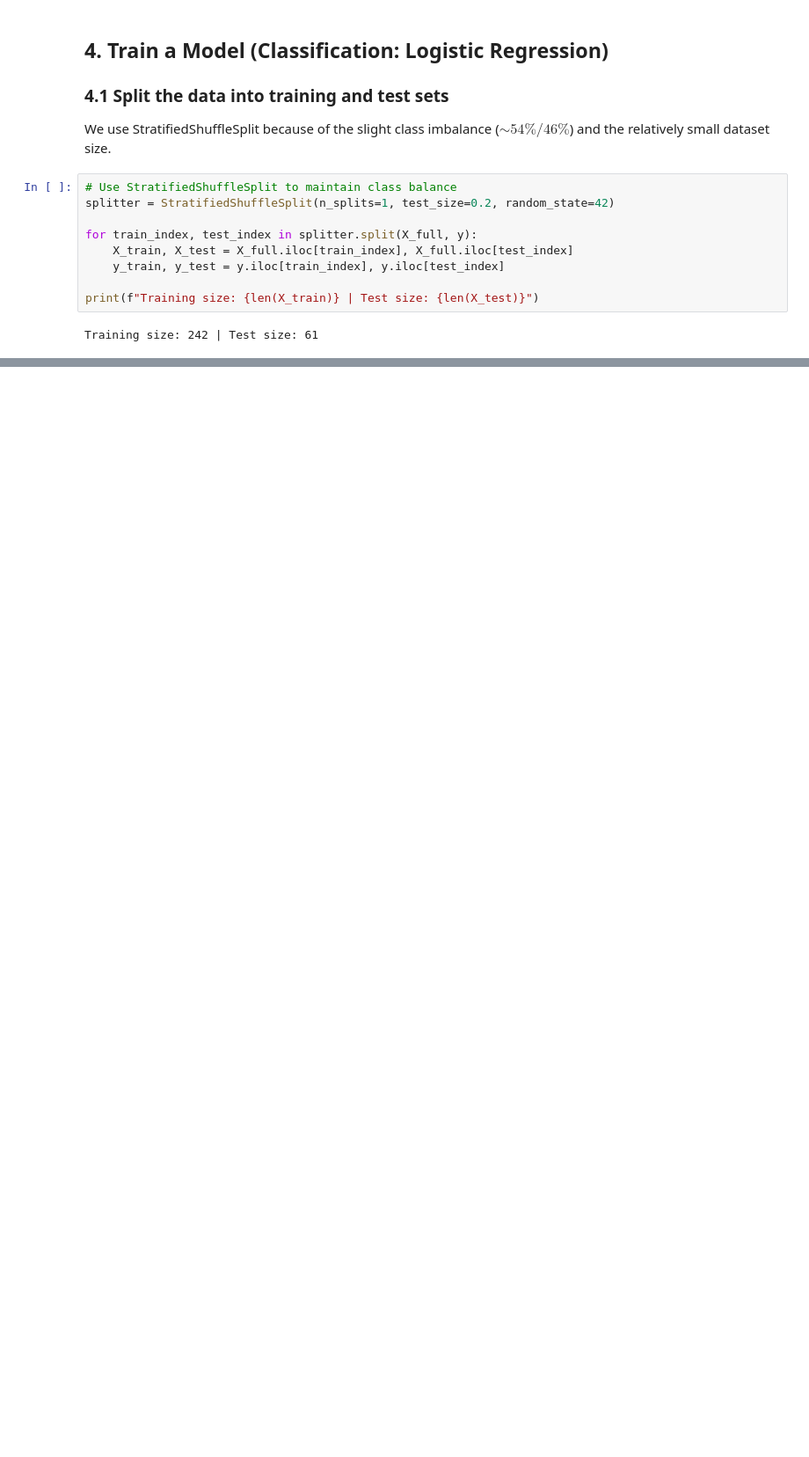
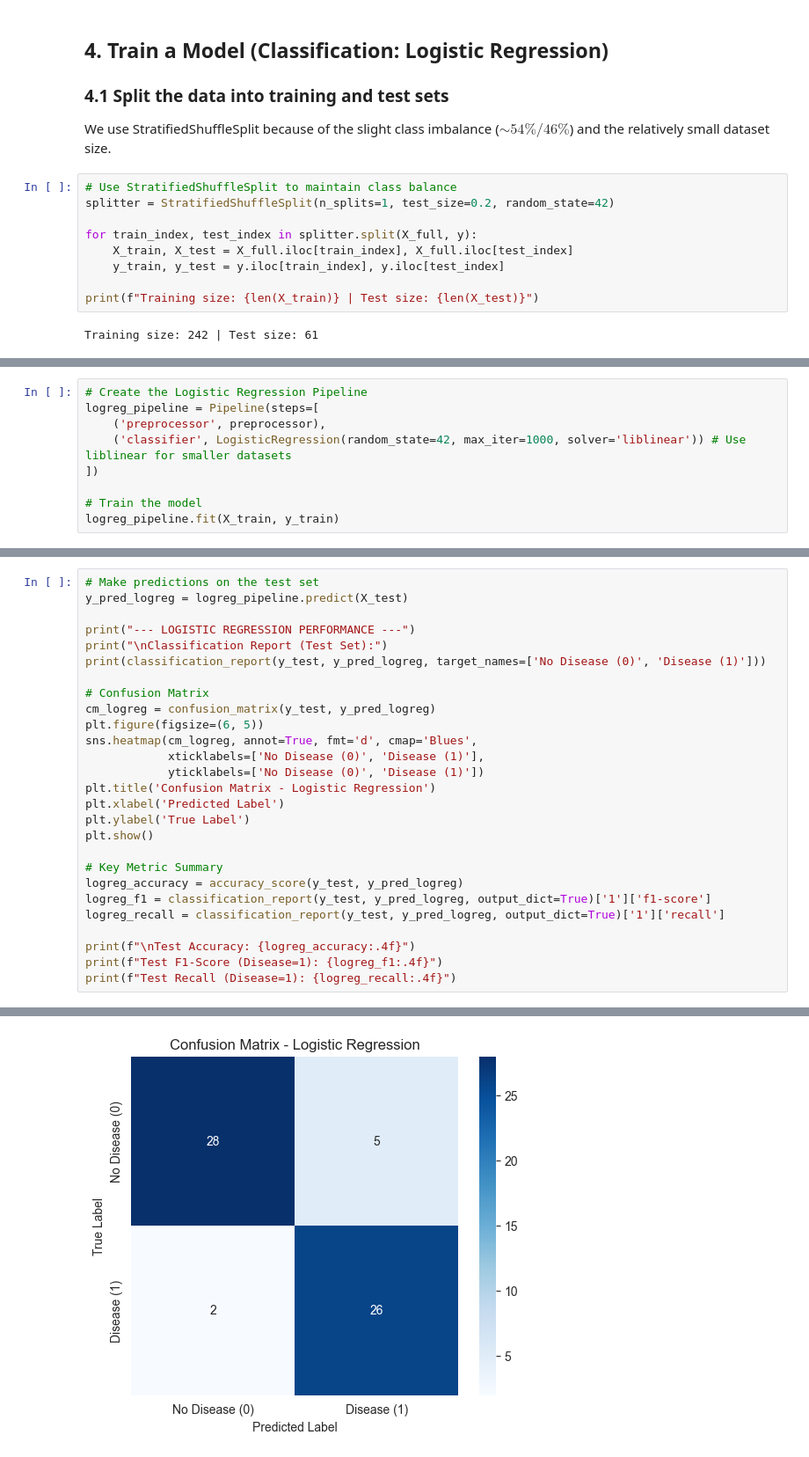
Before and after one commit to s-golla/ml_classification_sgolla, a Jupyter notebook: classification_sgolla.ipynb, the cells around one changed output, grey strips where cells are left out. Shown: that part at 88% size. Drawn from its saved outputs; the diff is of its cells as text; blank space fills up the shorter version.

Commit message:
trained my model using Logistic Regression classification

```diff
--- a/classification_sgolla.ipynb
+++ b/classification_sgolla.ipynb
@@ -203,0 +208,9 @@ Training size: 242 | Test size: 61
+# %%
+# Create the Logistic Regression Pipeline
+logreg_pipeline = Pipeline(steps=[
+    ('preprocessor', preprocessor),
+    ('classifier', LogisticRegression(random_state=42, max_iter=1000, solver='liblinear')) # Use liblinear for smaller datasets
+])
+
+# Train the model
+logreg_pipeline.fit(X_train, y_train)
@@ -203,0 +234,28 @@ Training size: 242 | Test size: 61
+# %%
+# Make predictions on the test set
+y_pred_logreg = logreg_pipeline.predict(X_test)
+
+print("--- LOGISTIC REGRESSION PERFORMANCE ---")
+print("\nClassification Report (Test Set):")
+print(classification_report(y_test, y_pred_logreg, target_names=['No Disease (0)', 'Disease (1)']))
+
+# Confusion Matrix
+cm_logreg = confusion_matrix(y_test, y_pred_logreg)
+plt.figure(figsize=(6, 5))
+sns.heatmap(cm_logreg, annot=True, fmt='d', cmap='Blues',
+            xticklabels=['No Disease (0)', 'Disease (1)'],
+            yticklabels=['No Disease (0)', 'Disease (1)'])
+plt.title('Confusion Matrix - Logistic Regression')
+plt.xlabel('Predicted Label')
+plt.ylabel('True Label')
+plt.show()
+
+# Key Metric Summary
+logreg_accuracy = accuracy_score(y_test, y_pred_logreg)
+logreg_f1 = classification_report(y_test, y_pred_logreg, output_dict=True)['1']['f1-score']
+logreg_recall = classification_report(y_test, y_pred_logreg, output_dict=True)['1']['recall']
+
+print(f"\nTest Accuracy: {logreg_accuracy:.4f}")
+print(f"Test F1-Score (Disease=1): {logreg_f1:.4f}")
+print(f"Test Recall (Disease=1): {logreg_recall:.4f}")
+# %% [output]
@@ -203,0 +273 @@ Training size: 242 | Test size: 61
+[figure, added]
```
Also changed, not shown: parts of 4 cells of this notebook.
